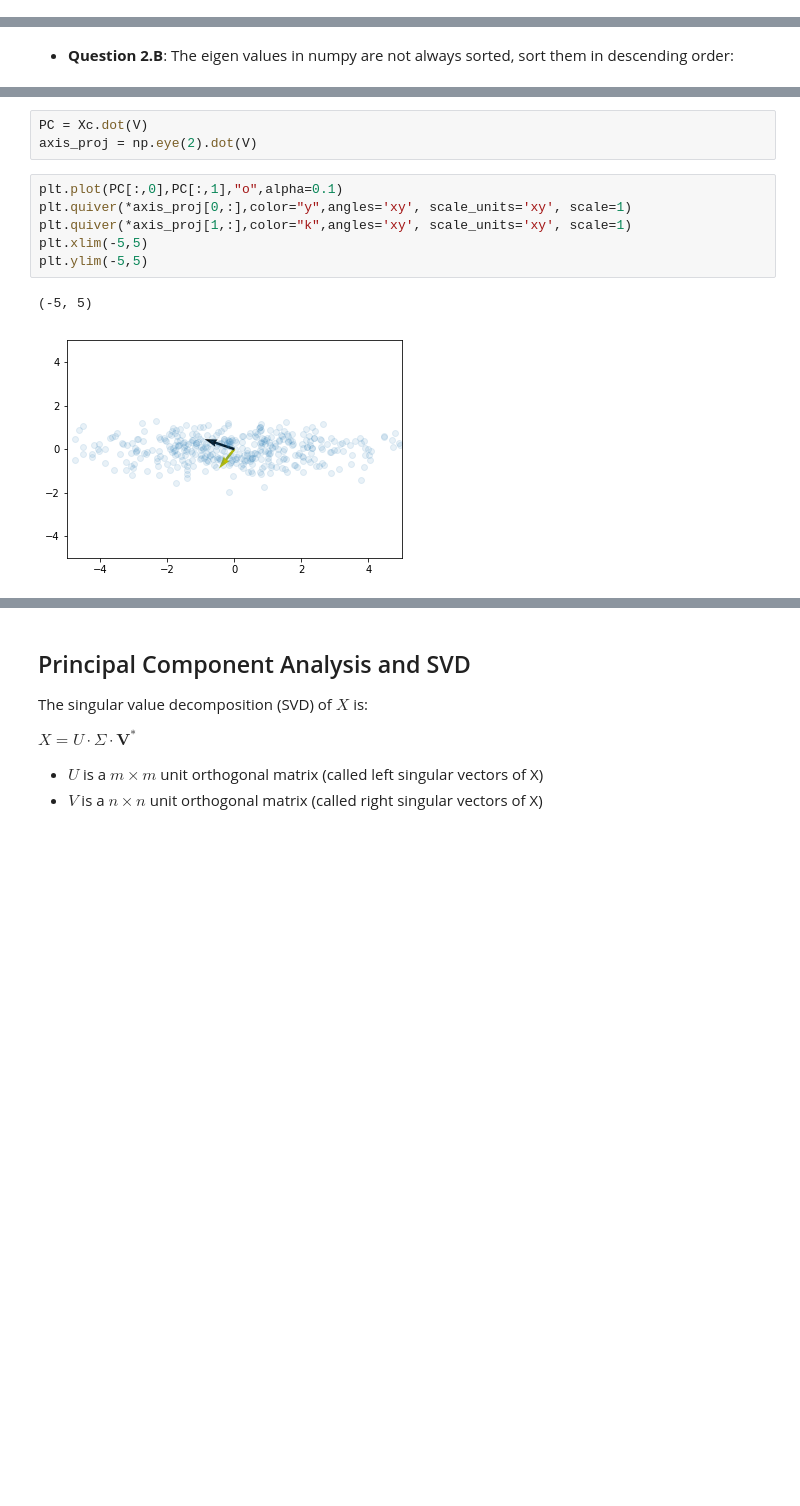
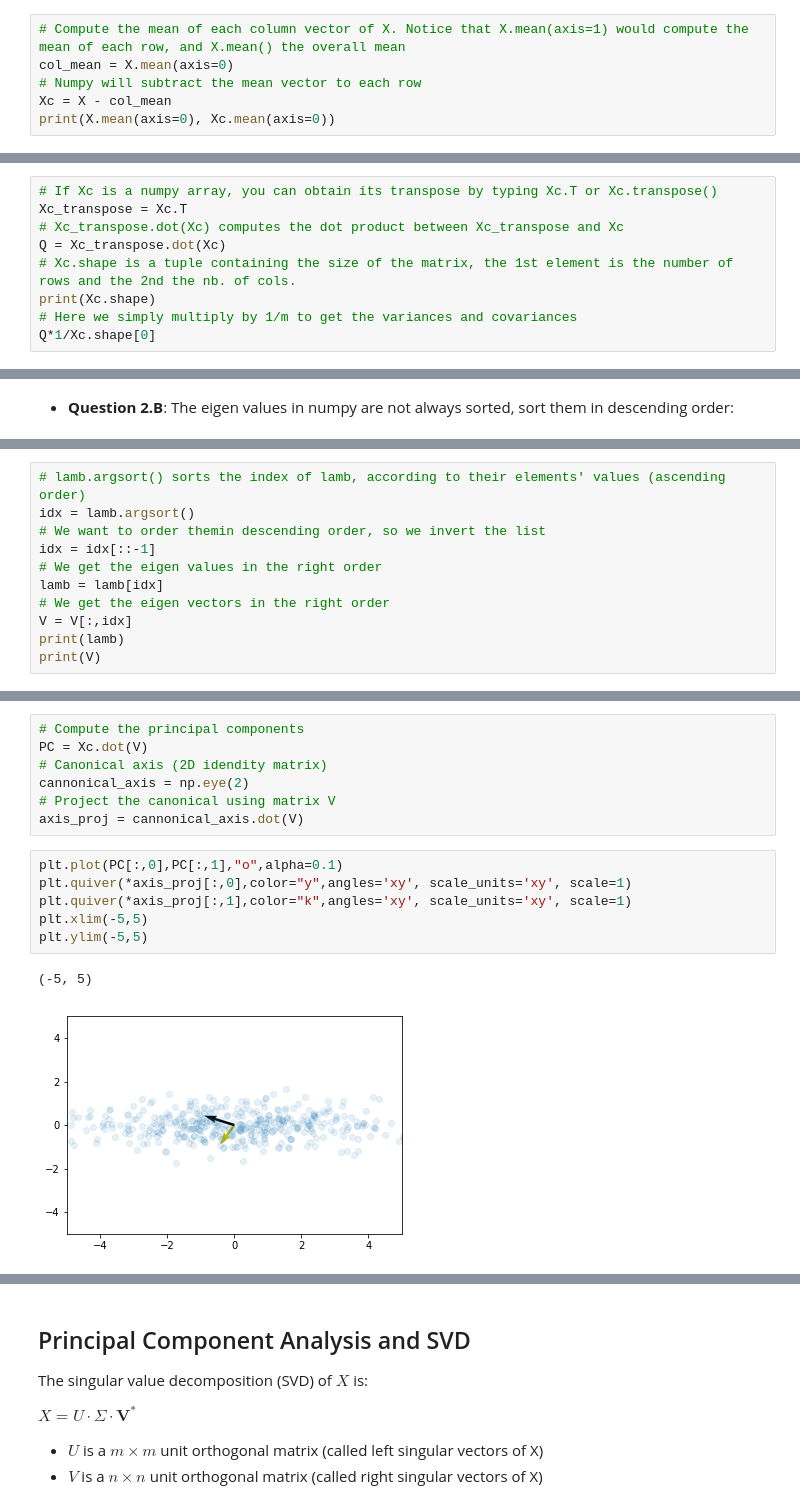
Before and after one commit to SergioPeignier/SergioPeignier.github.io, a Jupyter notebook: linear_algebra/ipynb/PCA.ipynb, the cells around one changed output, grey strips where cells are left out. Saved outputs shown, nothing was run; the diff lists cells and outputs as text; blank space fills up the shorter version.

```diff
--- a/linear_algebra/ipynb/PCA.ipynb
+++ b/linear_algebra/ipynb/PCA.ipynb
@@ -40,0 +43,6 @@ print(X.mean(axis=0), Xc.mean(axis=0))
+# %%
+# Compute the mean of each column vector of X. Notice that X.mean(axis=1) would compute the mean of each row, and X.mean() the overall mean
+col_mean = X.mean(axis=0)
+# Numpy will subtract the mean vector to each row
+Xc = X - col_mean
+print(X.mean(axis=0), Xc.mean(axis=0))
@@ -66,0 +71,9 @@ array([[1.31026761, 1.89946472],
+# %%
+# If Xc is a numpy array, you can obtain its transpose by typing Xc.T or Xc.transpose()
+Xc_transpose = Xc.T
+# Xc_transpose.dot(Xc) computes the dot product between Xc_transpose and Xc
+Q = Xc_transpose.dot(Xc)
+# Xc.shape is a tuple containing the size of the matrix, the 1st element is the number of rows and the 2nd the nb. of cols.
+print(Xc.shape)
+# Here we simply multiply by 1/m to get the variances and covariances
+Q*1/Xc.shape[0]
@@ -85,0 +101,11 @@ V = V[:,idx]
+# %%
+# lamb.argsort() sorts the index of lamb, according to their elements' values (ascending order)
+idx = lamb.argsort()
+# We want to order themin descending order, so we invert the list
+idx = idx[::-1]
+# We get the eigen values in the right order
+lamb = lamb[idx]
+# We get the eigen vectors in the right order
+V = V[:,idx]
+print(lamb)
+print(V)
@@ -124,17 +157,21 @@ $cov[PC_j,PC_k] = 0$
 + Apply the matrix $V$ to $X$ and plot the Principal Components
 + Apply the matrix $V$ to the cardinal basis and plot them
-# %%
-PC = Xc.dot(V)
-axis_proj = np.eye(2).dot(V)
+# %%
+# Compute the principal components
+PC = Xc.dot(V)
+# Canonical axis (2D idendity matrix)
+cannonical_axis = np.eye(2)
+# Project the canonical using matrix V
+axis_proj = cannonical_axis.dot(V)
 # %%
 plt.plot(PC[:,0],PC[:,1],"o",alpha=0.1)
-plt.quiver(*axis_proj[0,:],color="y",angles='xy', scale_units='xy', scale=1)
-plt.quiver(*axis_proj[1,:],color="k",angles='xy', scale_units='xy', scale=1)
+plt.quiver(*axis_proj[:,0],color="y",angles='xy', scale_units='xy', scale=1)
+plt.quiver(*axis_proj[:,1],color="k",angles='xy', scale_units='xy', scale=1)
 plt.xlim(-5,5)
 plt.ylim(-5,5)
 # %% [output]
 (-5, 5)
-[figure, old version]
+[figure, new version]
 # %%
 plt.plot(Xc[:,0],Xc[:,1],"o",alpha=0.1)
 plt.quiver(*V.T[0,:],color="r",angles='xy', scale_units='xy', scale=1)
```
Also changed, not shown: parts of 34 cells of this notebook, 1 other file.
